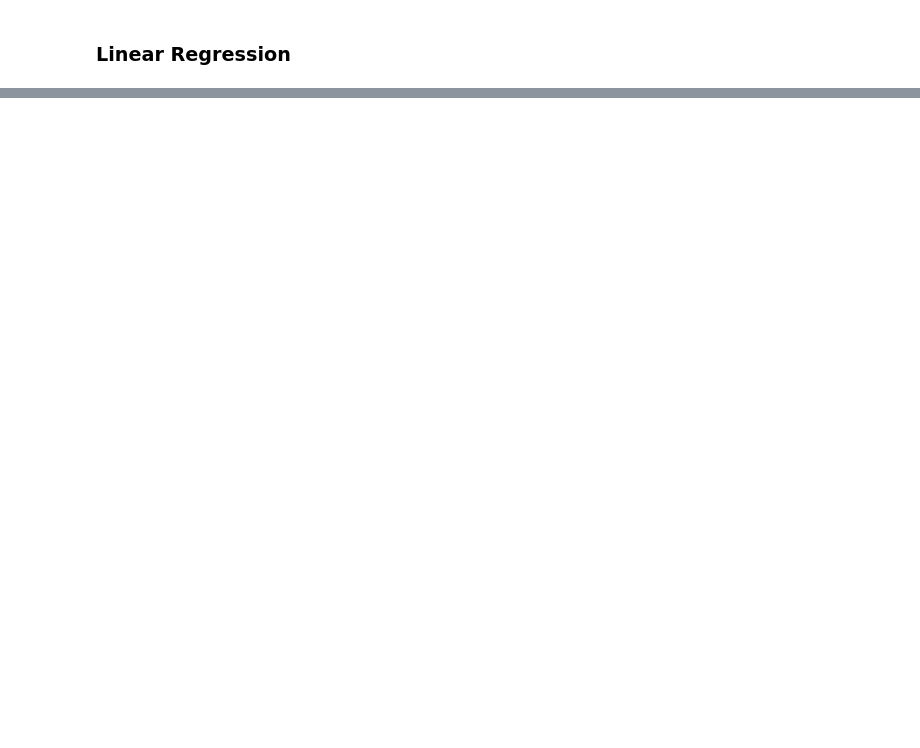
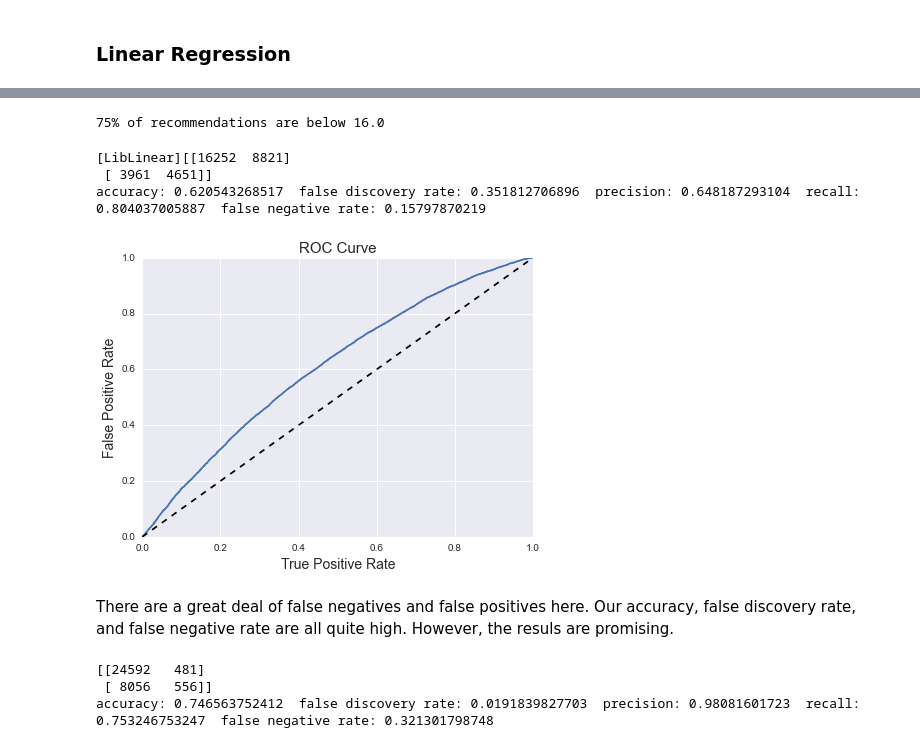
Before and after one commit to CS109-comment/NYTimes-Comment-Popularity-Prediction, a Jupyter notebook: AJ going through notebook to make final edits.ipynb, the cells around one changed output, grey strips where cells are left out. Saved outputs shown, nothing was run; the diff lists cells and outputs as text; code cells hidden in the pictures; blank space fills up the shorter version.

```diff
--- a/AJ going through notebook to make final edits.ipynb
+++ b/AJ going through notebook to make final edits.ipynb
@@ -756,8 +667,0 @@ Log-log didn't enhance the regression :(
-# %%
-data = commentsdf.ix[:, [3, 8, 25, 26, 127] + range(27, 127)].as_matrix()
-label = commentsdf.logrecommendationCount.as_matrix()
-Xtrain, Xtest, ytrain, ytest = train_test_split(data, label)
-
-rf = RandomForestRegressor(n_estimators=20)
-rf.fit(Xtrain, ytrain)
-print rf.score(Xtest, ytest)
@@ -763,0 +838,49 @@ print rf.score(Xtest, ytest)
+# %%
+q = commentsdf["recommendationCount"].quantile(q=.75)
+print '75% of recommendations are below', q
+# %% [output]
+75% of recommendations are below 16.0
+# %%
+# Scale the data
+scale = StandardScaler()
+data = commentsdf.ix[:, [3] + [8] + np.arange(25, 227).tolist()].as_matrix()
+label = commentsdf.recommendationCount.as_matrix()
+label_categorical = split([0, q, 9999], label)
+Xtrain_cat, Xtest_cat, ytrain_cat, ytest_cat = train_test_split(data, label_categorical)
+Xtrain_val_cat, Xval_cat, ytrain_val_cat, yval_cat = train_test_split(Xtrain_cat, ytrain_cat)
+Xtrain_val_scaled = scale.fit_transform(Xtrain_val_cat)
+Xval_scaled = scale.transform(Xval_cat)
+# %%
+# Support vector classifier
+svm = LinearSVC(verbose=1, fit_intercept=False)
+svm.fit(Xtrain_val_scaled, ytrain_val_cat)
+ypred = svm.predict(Xval_scaled)
+print confusion_matrix(yval_cat, ypred)
+getstats(confusion_matrix(yval_cat, ypred))
+# %% [output]
+[LibLinear][[16252  8821]
+ [ 3961  4651]]
+accuracy: 0.620543268517  false discovery rate: 0.351812706896  precision: 0.648187293104  recall: 0.804037005887  false negative rate: 0.15797870219
+# %%
+fig,ax = plt.subplots(nrows=1, ncols=1, figsize=(7,5))
+plt.title("ROC Curve", fontsize=15)
+plt.ylabel("False Positive Rate", fontsize=14)
+plt.xlabel("True Positive Rate", fontsize=14)
+fpr, tpr, thresholds = roc_curve(yval_cat, svm.decision_function(Xval_cat))
+plt.plot(fpr, tpr);
+plt.plot([0, 1], [0, 1], 'k--');
+# %% [output]
+[figure, added]
+# %% [markdown]
+There are a great deal of false negatives and false positives here. Our accuracy, false discovery rate, and false negative rate are all quite high. However, the resuls are promising.
+# %%
+# Random forest classifier
+rfc = RandomForestClassifier(n_estimators=100, verbose=1, n_jobs=-1)
+rfc.fit(Xtrain_val_cat, ytrain_val_cat)
+ypred = rfc.predict(Xval_cat)
+print confusion_matrix(yval_cat, ypred)
+getstats(confusion_matrix(yval_cat, ypred))
+# %% [output]
+[[24592   481]
+ [ 8056   556]]
+accuracy: 0.746563752412  false discovery rate: 0.0191839827703  precision: 0.98081601723  recall: 0.753246753247  false negative rate: 0.321301798748
```
Also changed, not shown: parts of 69 cells of this notebook.
